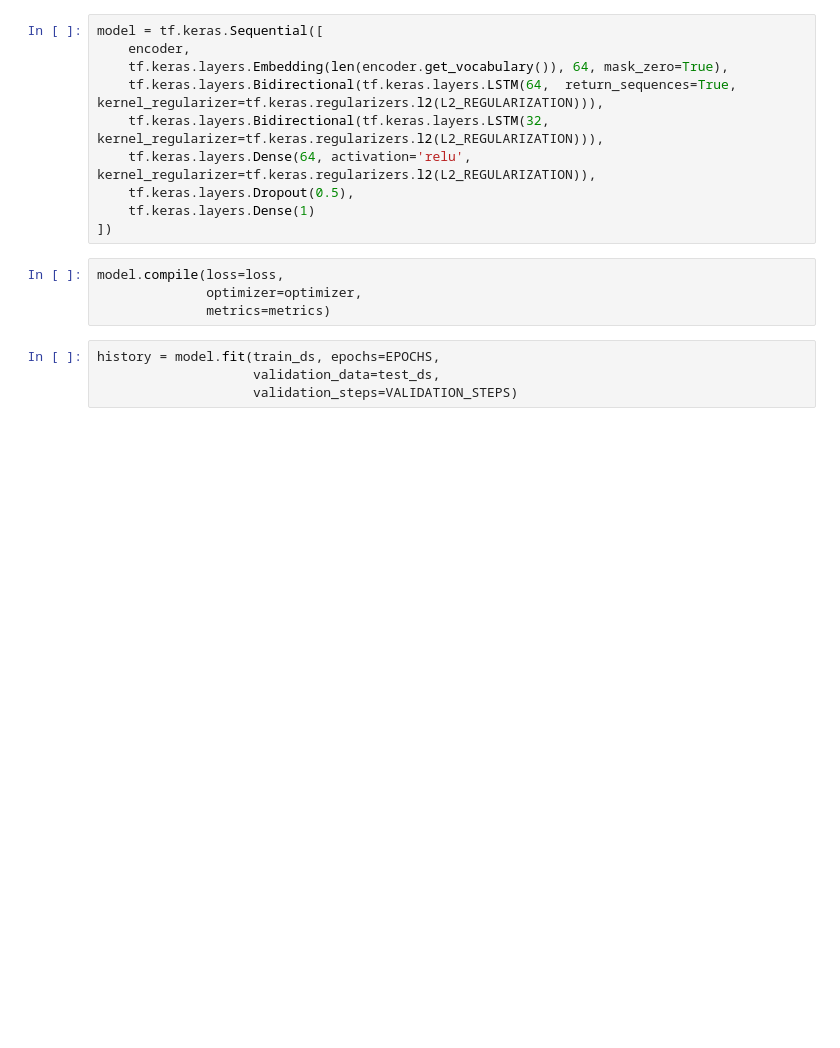
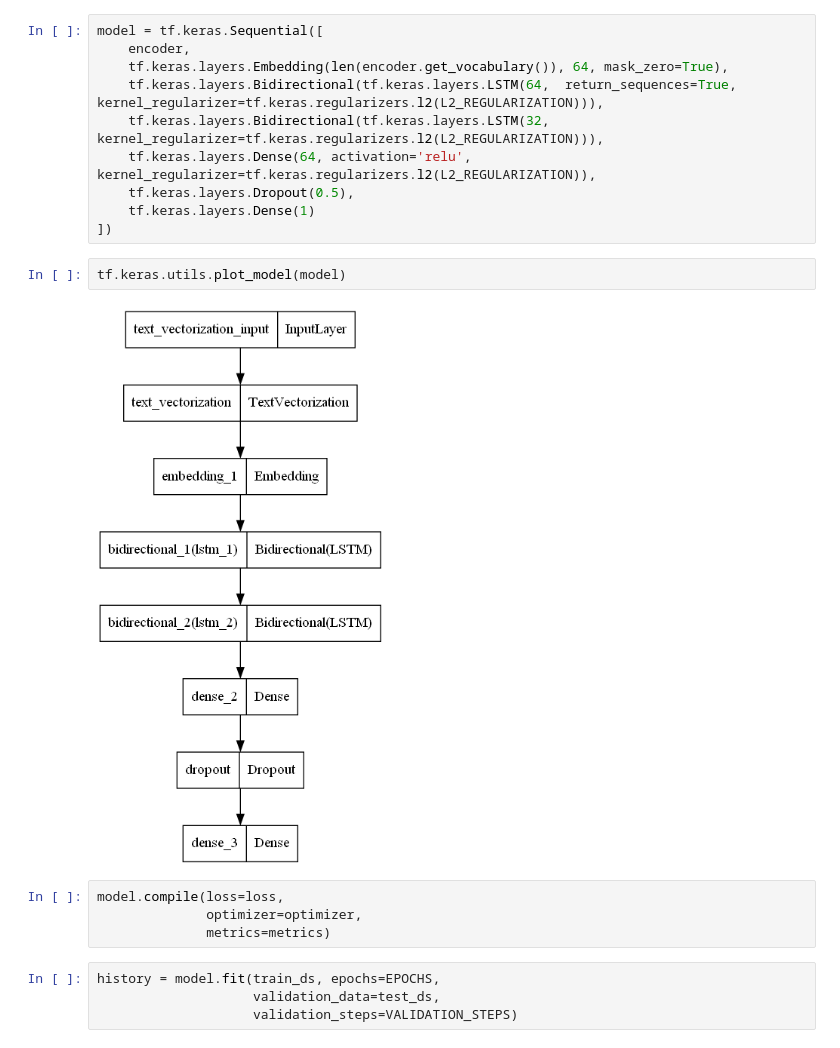
Before and after one commit to BencsikMD/CS410CourseProject, a Jupyter notebook: Code/Sentiment - TF RNN Single Stock.ipynb, the cells around one changed output. Drawn from its saved outputs; the diff is of its cells as text; blank space fills up the shorter version.

```diff
--- a/Code/Sentiment - TF RNN Single Stock.ipynb
+++ b/Code/Sentiment - TF RNN Single Stock.ipynb
@@ -192,6 +158,10 @@ model = tf.keras.Sequential([
     tf.keras.layers.Dropout(0.5),
     tf.keras.layers.Dense(1)
 ])
+# %%
+tf.keras.utils.plot_model(model)
+# %% [output]
+[figure, added]
 # %%
 model.compile(loss=loss,
               optimizer=optimizer,
```
Also changed, not shown: parts of 24 cells of this notebook, 19 other files.
